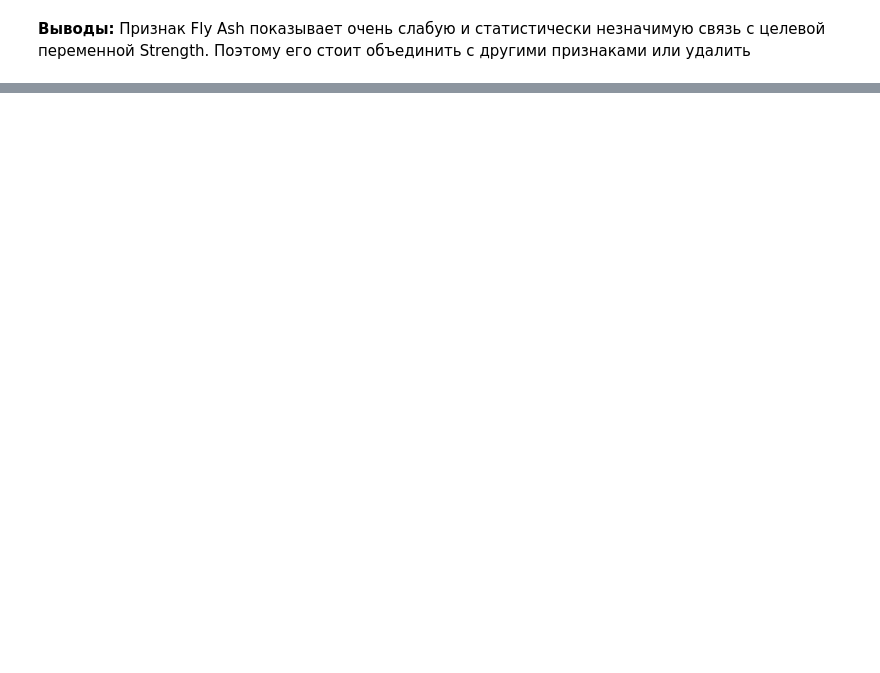
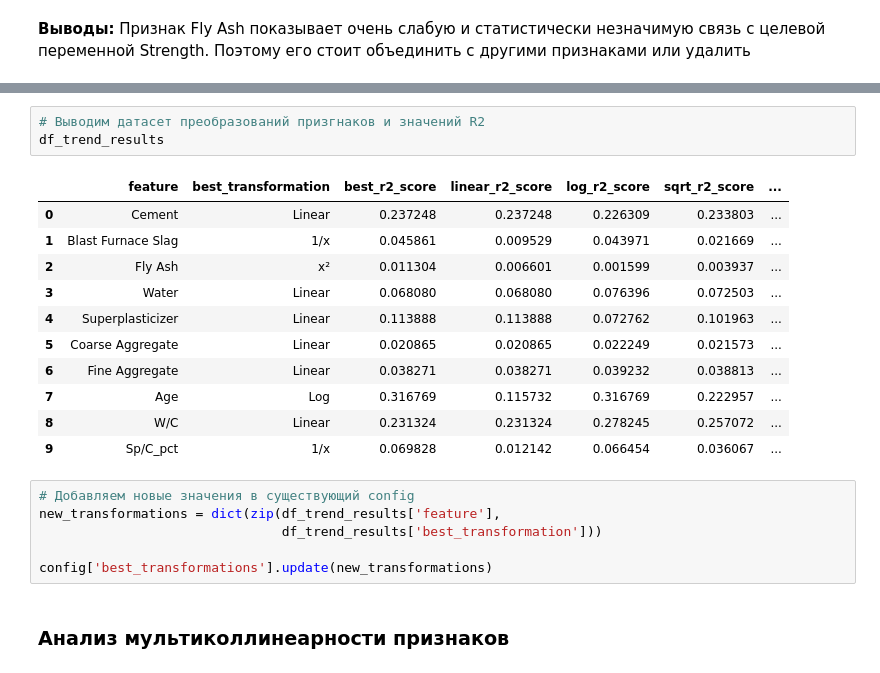
Before and after one commit to ProninPV/ml-regression_concrete-strength, a Jupyter notebook: notebooks/03_Data_loading_and_preprocessing.ipynb, the cells around one changed output, grey strips where cells are left out. Drawn from its saved outputs; the diff is of its cells as text; blank space fills up the shorter version.

```diff
--- a/notebooks/03_Data_loading_and_preprocessing.ipynb
+++ b/notebooks/03_Data_loading_and_preprocessing.ipynb
@@ -387,0 +210,23 @@ results
+# %%
+# Выводим датасет преобразований призгнаков и значений R2
+df_trend_results
+# %% [output]
+|  | feature | best_transformation | best_r2_score | linear_r2_score | log_r2_score | sqrt_r2_score | ... |
+| 0 | Cement | Linear | 0.237248 | 0.237248 | 0.226309 | 0.233803 | ... |
+| 1 | Blast Furnace Slag | 1/x | 0.045861 | 0.009529 | 0.043971 | 0.021669 | ... |
+| 2 | Fly Ash | x² | 0.011304 | 0.006601 | 0.001599 | 0.003937 | ... |
+| 3 | Water | Linear | 0.068080 | 0.068080 | 0.076396 | 0.072503 | ... |
+| 4 | Superplasticizer | Linear | 0.113888 | 0.113888 | 0.072762 | 0.101963 | ... |
+| 5 | Coarse Aggregate | Linear | 0.020865 | 0.020865 | 0.022249 | 0.021573 | ... |
+| 6 | Fine Aggregate | Linear | 0.038271 | 0.038271 | 0.039232 | 0.038813 | ... |
+| 7 | Age | Log | 0.316769 | 0.115732 | 0.316769 | 0.222957 | ... |
+| 8 | W/C | Linear | 0.231324 | 0.231324 | 0.278245 | 0.257072 | ... |
+| 9 | Sp/C_pct | 1/x | 0.069828 | 0.012142 | 0.066454 | 0.036067 | ... |
+# %%
+# Добавляем новые значения в существующий config
+new_transformations = dict(zip(df_trend_results['feature'],
+                               df_trend_results['best_transformation']))
+
+config['best_transformations'].update(new_transformations)
+# %% [markdown]
+### Анализ мультиколлинеарности признаков
```
Also changed, not shown: parts of 6 cells of this notebook, 4 other files.
